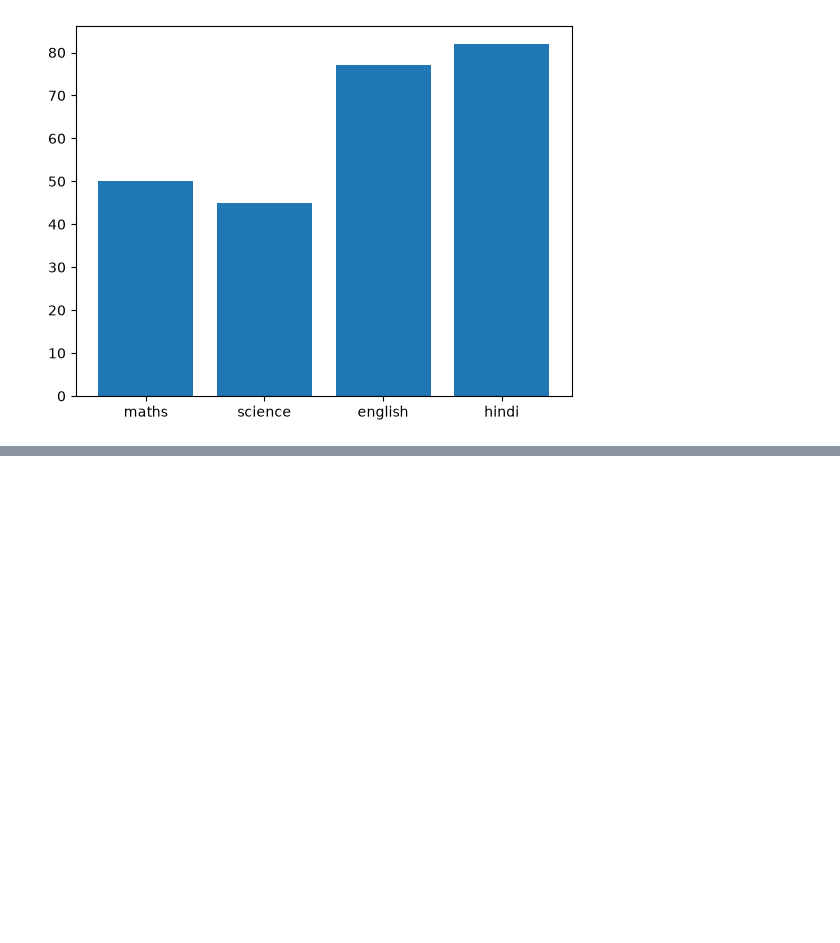
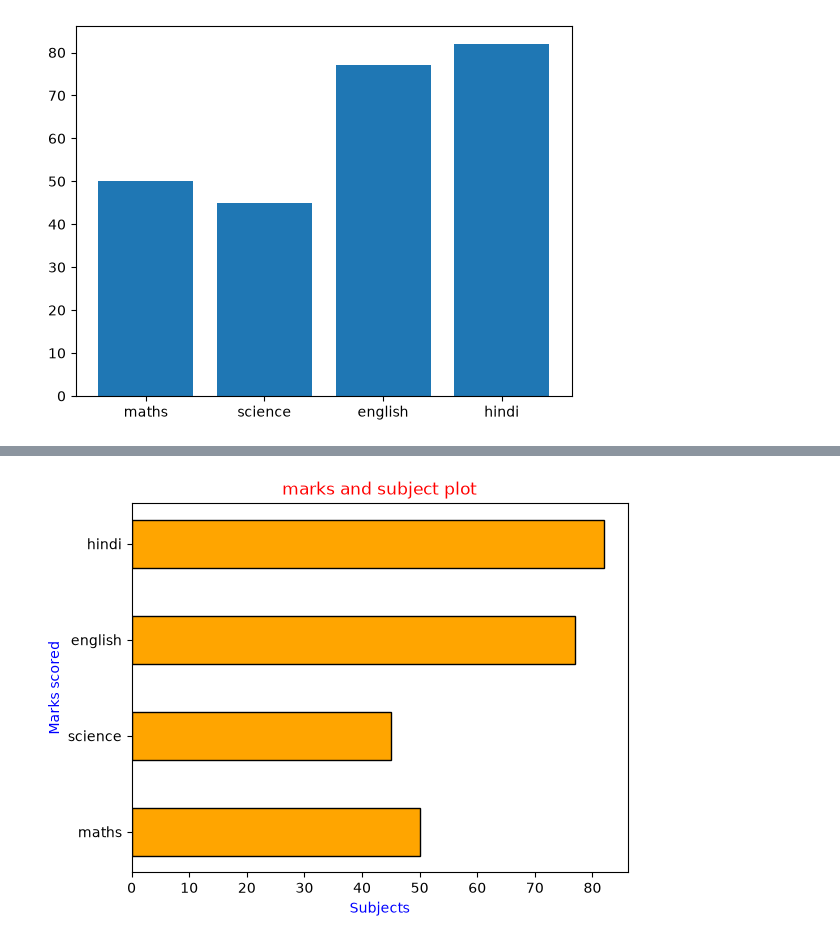
Before and after one commit to AmitKumarPrasad1846/Complete_AI_ML_challenge, a Jupyter notebook: 04_visualisation/visualisation_day_1.ipynb, the cells around one changed output, grey strips where cells are left out. Cells and saved outputs as stored; diff of their text form; code cells hidden in the pictures; blank space fills up the shorter version.

```diff
--- a/04_visualisation/visualisation_day_1.ipynb
+++ b/04_visualisation/visualisation_day_1.ipynb
@@ -233,0 +253,16 @@ plt.show()
+# %%
+'''
+added these new things:-
+- plt.barh <<<<< this is used for placement in horizontal bars...
+- in such case we will use "height" instead of "width" as we have placed the graph in horizontal way...
+'''
+
+subject=['maths','science','english','hindi']
+marks=[50,45,77,82]
+plt.title('marks and subject plot', color='red')
+plt.xlabel('Subjects', color='blue')
+plt.ylabel('Marks scored', color='blue')
+plt.barh(subject,marks, color='orange', edgecolor='black', height=0.5)
+plt.show()
+# %% [output]
+[figure, added]
```
Also changed, not shown: parts of 2 cells of this notebook.
